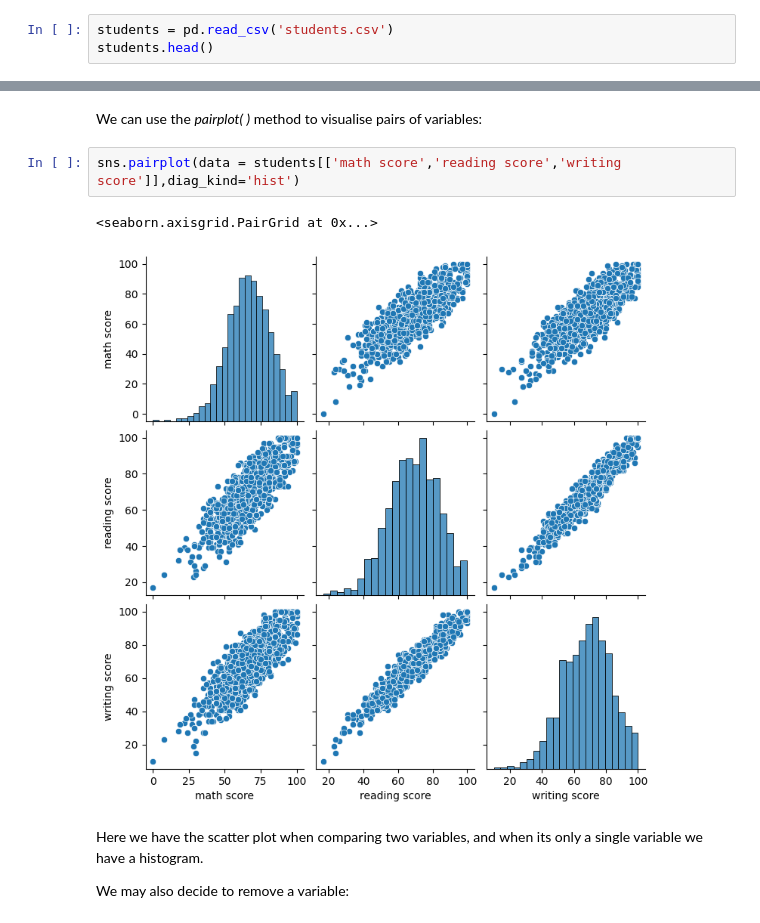
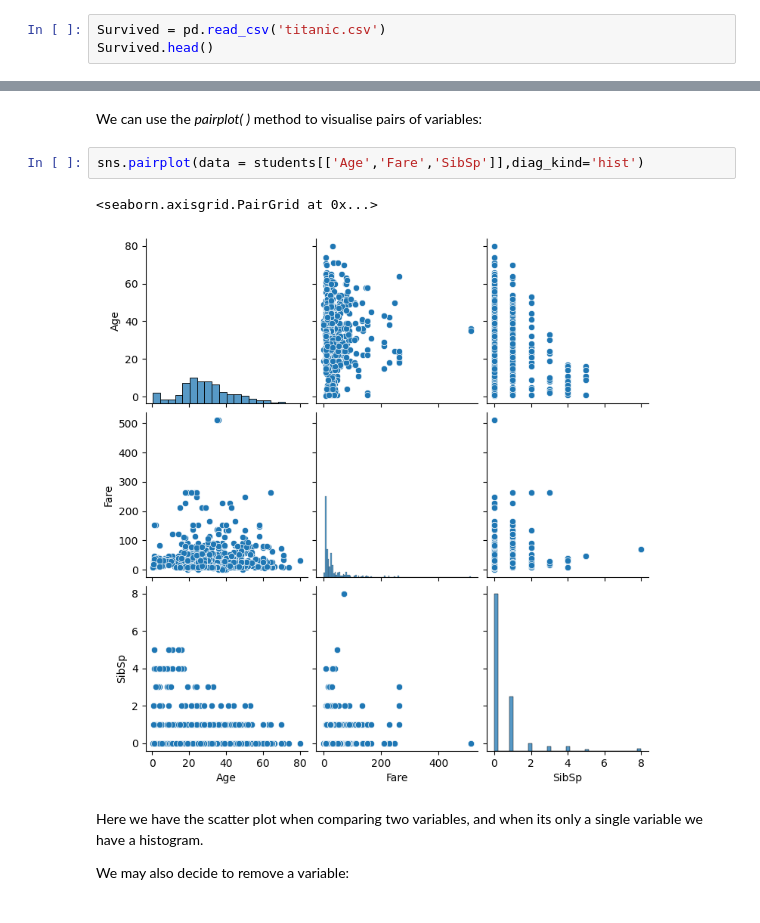
Before and after one commit to AkselHough/AkselHough-u5723847-DataScience-GenAI-Submissions, a Jupyter notebook: 2_05_exploratory_data_analysis.ipynb, the cells around one changed output, grey strips where cells are left out. Saved outputs shown, nothing was run; the diff lists cells and outputs as text.

```diff
--- a/2_05_exploratory_data_analysis.ipynb
+++ b/2_05_exploratory_data_analysis.ipynb
@@ -19,6 +19,6 @@ Saving students.csv to students.csv
 # %% [markdown]
 We can now import the data into pandas as before:
 # %%
-students = pd.read_csv('students.csv')
-students.head()
+Survived = pd.read_csv('titanic.csv')
+Survived.head()
 # %% [output]
@@ -143,10 +158,10 @@ Whilst this is not exactly normal - slightly skewed - its probably fine in pract
 # %% [markdown]
 We can use the _pairplot( )_ method to visualise pairs of variables:
 # %%
-sns.pairplot(data = students[['math score','reading score','writing score']],diag_kind='hist')
+sns.pairplot(data = students[['Age','Fare','SibSp']],diag_kind='hist')
 # %% [output]
 <seaborn.axisgrid.PairGrid at 0x...>
-[figure, old version]
+[figure, new version]
 # %% [markdown]
 Here we have the scatter plot when comparing two variables, and when its only a single variable we have a histogram.
 
```
Also changed, not shown: parts of 12 cells of this notebook.
